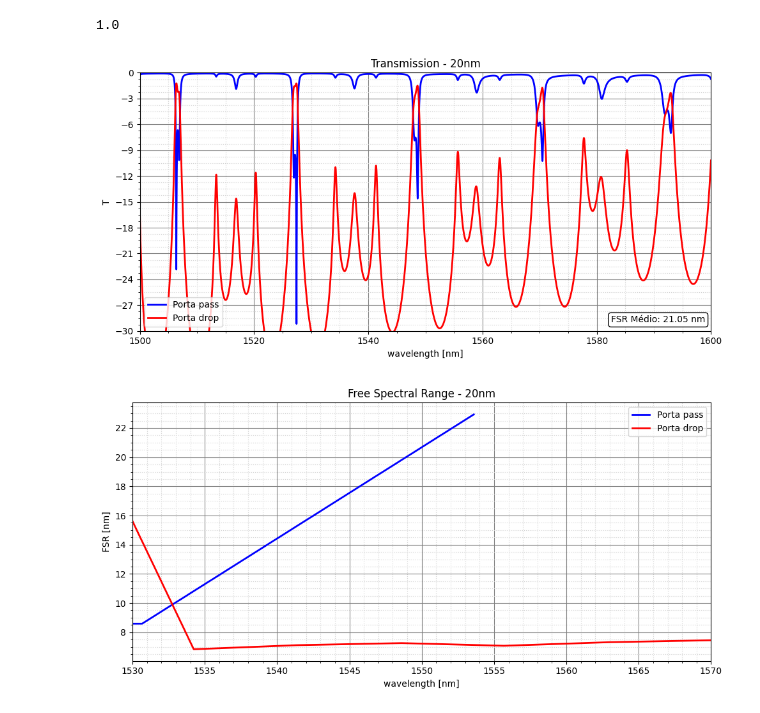
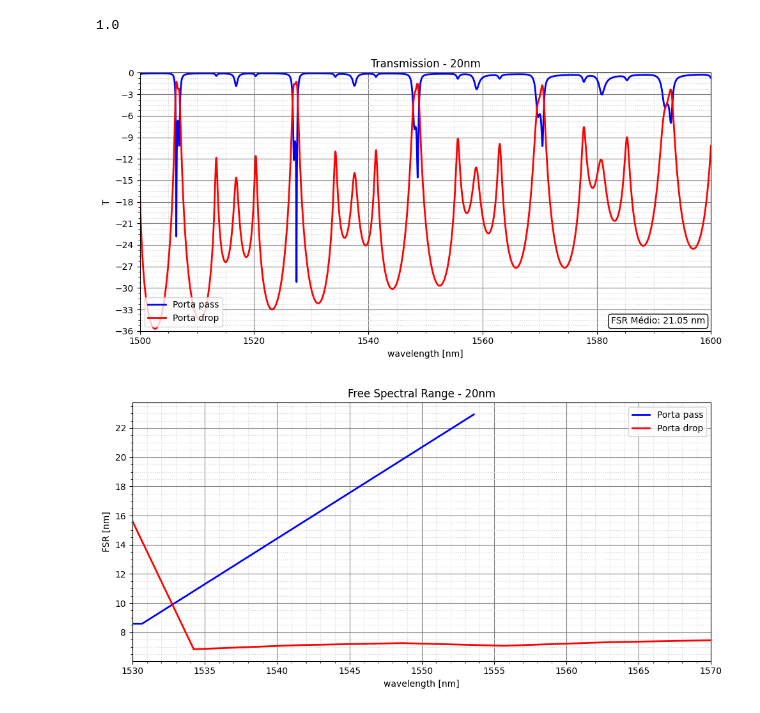
Before and after one commit to EdilbertoElias/Ring-Resonator, a Jupyter notebook: PDK/Ring_ressonator_PDK.ipynb, the cells around one changed output. Drawn from its saved outputs; the diff is of its cells as text; code cells hidden in the pictures.

```diff
--- a/PDK/Ring_ressonator_PDK.ipynb
+++ b/PDK/Ring_ressonator_PDK.ipynb
@@ -1028,33 +1027,33 @@ fsr_medio = calcular_fsr_medio(wavelength_1/nm, transmission_1)
 # %%
 fig6 = plt.figure(figsize=(10,5))
 ax6 = fig6.add_subplot(111)
 
 plt.plot(wavelength_1/nm, transmission_1, label = 'Porta pass', linewidth=2, color='blue')
 plt.plot(wavelength_2/nm, transmission_2, label = 'Porta drop', linewidth=2, color='red')
 
 plt.xlabel(r'wavelength [nm]')
 plt.ylabel('T')
 plt.xlim([start_wavelenth/nm, stop_wavelenth/nm])
-plt.ylim(-30, 0.01)
+plt.ylim(-36, 0.01)
 plt.title(r'Transmission - 20nm')
 plt.legend(loc='lower left')
 plt.grid(which='major', color='gray', linestyle='-')
 plt.grid(which='minor', color='lightgray', linestyle=':')
-plt.yticks(np.arange(-30, 0.01, 3))
+plt.yticks(np.arange(-36, 0.01, 3))
 
 plt.annotate(f'FSR Médio: {fsr_medio:.2f} nm',
              xy=(ax6.get_xlim()[1]-1, ax6.get_ylim()[0]+1),
              fontsize=10, color='black',
              bbox=dict(facecolor='white', edgecolor='black', boxstyle='round,pad=0.3'),
              ha='right')
 
 plt.minorticks_on()
 
 plt.tight_layout()
 plt.savefig('T - 20nm.png')
 plt.show()
 # %% [output]
-[figure, old version]
+[figure, new version]
 # %%
 FSR_1 = interApi.getresult('ONA', 'input 1/mode 1/peak/free spectral range')
 FSR_2 = interApi.getresult('ONA', 'input 2/mode 1/peak/free spectral range')
```
Also changed, not shown: parts of 1 cell of this notebook.
